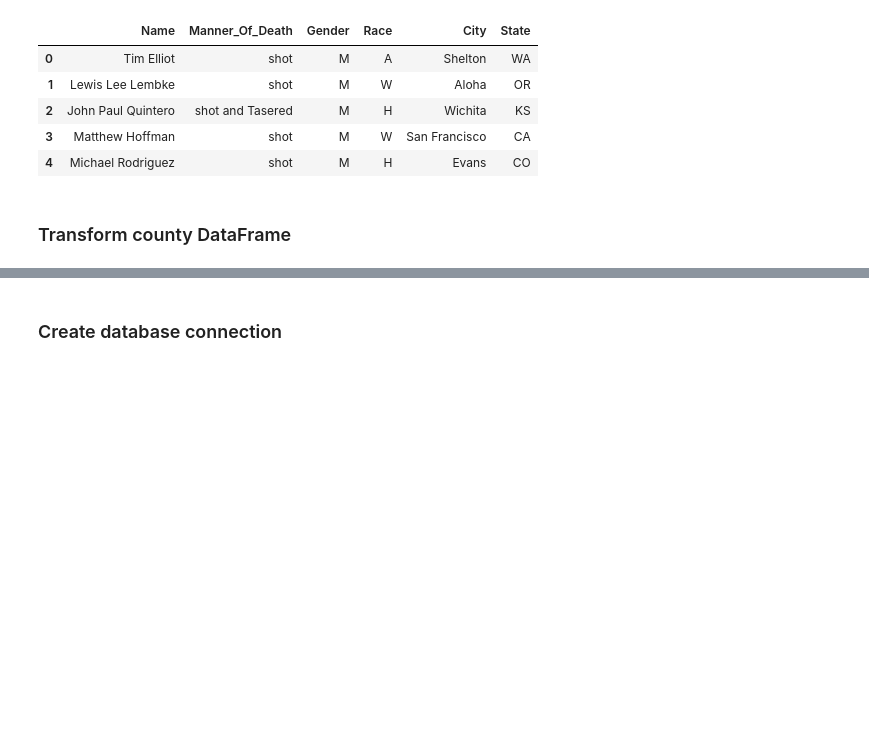
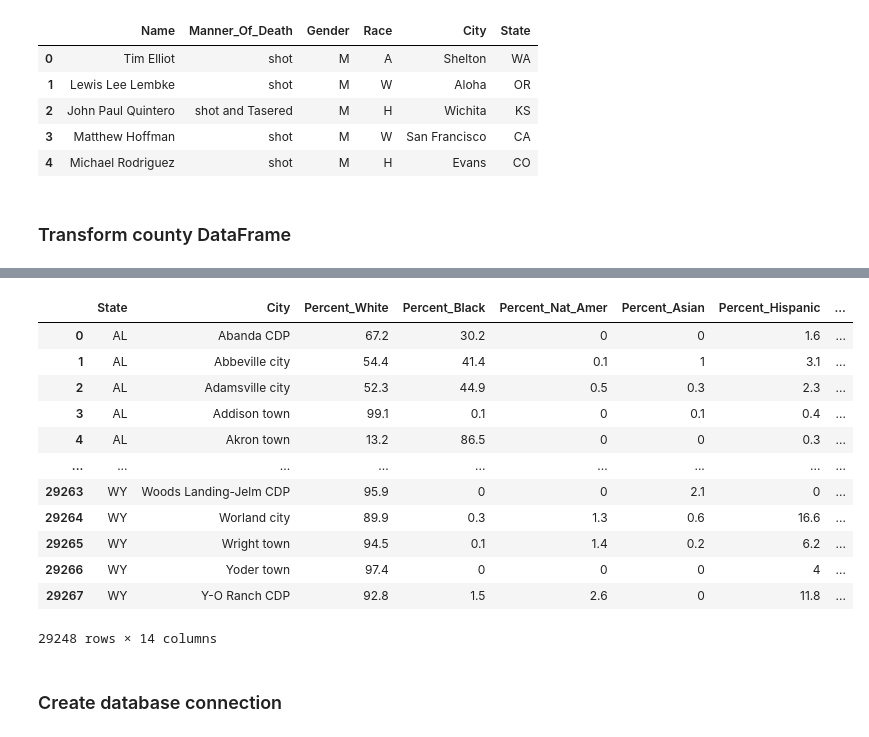
Before and after one commit to tduron3/Project_Two, a Jupyter notebook: Resources/project_two.ipynb, the cells around one changed output, grey strips where cells are left out. Cells and saved outputs as stored; diff of their text form; code cells hidden in the pictures; blank space fills up the shorter version.

```diff
--- a/Resources/project_two.ipynb
+++ b/Resources/project_two.ipynb
@@ -60,0 +69,6 @@ new_race_df.head()
+# %%
+indexNames = new_race_df[(new_race_df)['Percent_White'] == "(X)"].index
+indexNames
+
+new_race_df.drop(indexNames , inplace=True)
+new_race_df
@@ -61,3 +106,20 @@ new_race_df.head()
+# %%
+new_race_df[['city_1', 'city_2', 'city_3', 'city_4', 'city_5', 'city_6', 'city_7']] = new_race_df.City.str.split(expand=True)
+new_race_df
+# %% [output]
+|  | State | City | Percent_White | Percent_Black | Percent_Nat_Amer | Percent_Asian | Percent_Hispanic | ... |
+| 0 | AL | Abanda CDP | 67.2 | 30.2 | 0 | 0 | 1.6 | ... |
+| 1 | AL | Abbeville city | 54.4 | 41.4 | 0.1 | 1 | 3.1 | ... |
+| 2 | AL | Adamsville city | 52.3 | 44.9 | 0.5 | 0.3 | 2.3 | ... |
+| 3 | AL | Addison town | 99.1 | 0.1 | 0 | 0.1 | 0.4 | ... |
+| 4 | AL | Akron town | 13.2 | 86.5 | 0 | 0 | 0.3 | ... |
+| ... | ... | ... | ... | ... | ... | ... | ... | ... |
+| 29263 | WY | Woods Landing-Jelm CDP | 95.9 | 0 | 0 | 2.1 | 0 | ... |
+| 29264 | WY | Worland city | 89.9 | 0.3 | 1.3 | 0.6 | 16.6 | ... |
+| 29265 | WY | Wright town | 94.5 | 0.1 | 1.4 | 0.2 | 6.2 | ... |
+| 29266 | WY | Yoder town | 97.4 | 0 | 0 | 0 | 4 | ... |
+| 29267 | WY | Y-O Ranch CDP | 92.8 | 1.5 | 2.6 | 0 | 11.8 | ... |
+29248 rows × 14 columns
 # %% [markdown]
 ### Create database connection
 # %%
```
Also changed, not shown: parts of 6 cells of this notebook.
